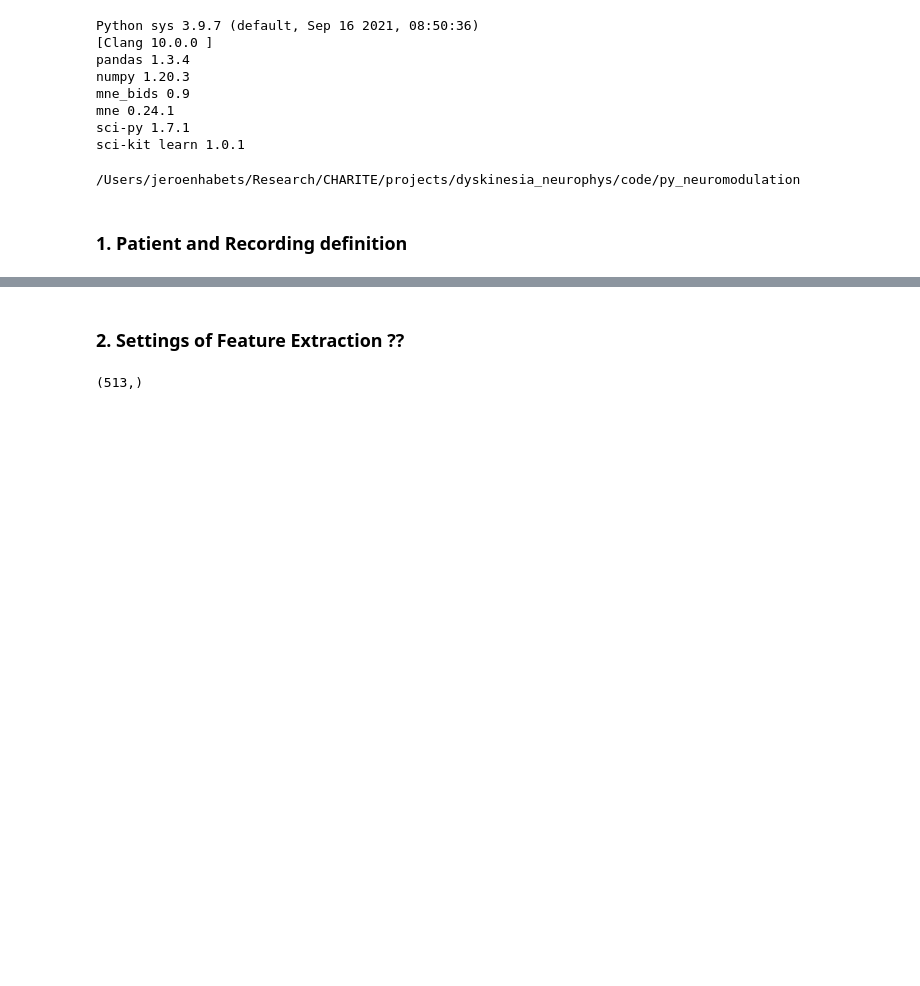
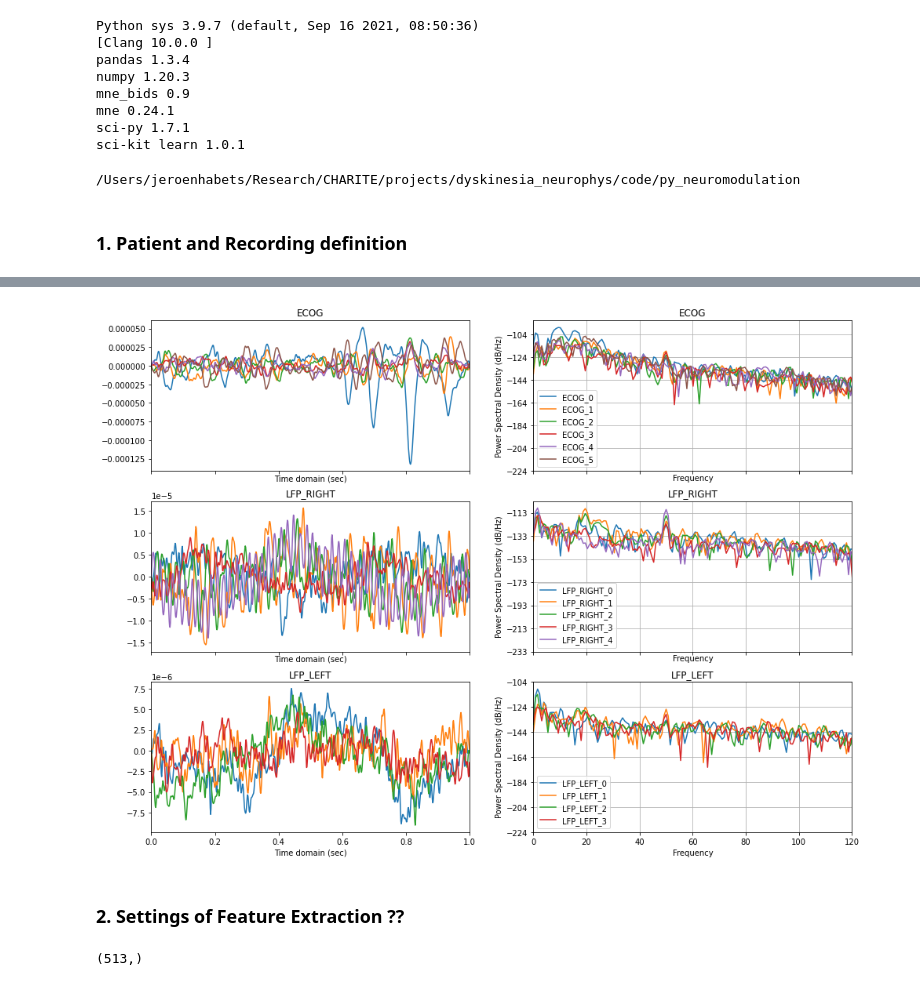
Before and after one commit to richardkoehler/py_neuromodulation, a Jupyter notebook: dyskinesia/dysk_feature_extraction.ipynb, the cells around one changed output, grey strips where cells are left out. Saved outputs shown, nothing was run; the diff lists cells and outputs as text; code cells hidden in the pictures; blank space fills up the shorter version.

```diff
--- a/dyskinesia/dysk_feature_extraction.ipynb
+++ b/dyskinesia/dysk_feature_extraction.ipynb
@@ -102,3 +210,23 @@ temp = np.load(os.path.join(
+# %%
+fig, axes = plt.subplots(len(temp.keys()), 2, sharex='col', figsize=(16,12))
+for n, g in enumerate(temp):
+    x = temp[g][0, 0, :].reshape(temp[g].shape[2], 1)
+    y = temp[g][0, 1:, :].T
+    # Raw
+    axes[n, 0].plot(x, y)
+    axes[n, 0].set_xlabel('Time domain (sec)')
+    axes[n, 0].set_title(g)
+    axes[n, 0].set_xlim(0, 1)
+    # PSD
+    for s in np.arange(y.shape[1]):
+        axes[n, 1].psd(y[:, s], NFFT=1024, Fs=800, label=f'{g}_{s}')
+    axes[n, 1].set_xlim(0, 120)
+    axes[n, 1].set_title(g)
+    axes[n, 1].legend()
+
+plt.show()
+# %% [output]
+[figure, added]
 # %% [markdown]
 ### 2. Settings of Feature Extraction ??
 # %%
```
Also changed, not shown: parts of 17 cells of this notebook, 4 other files.
